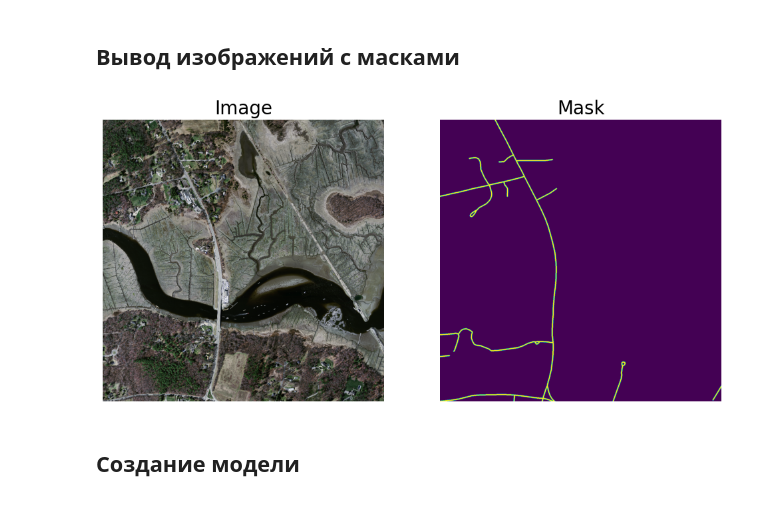
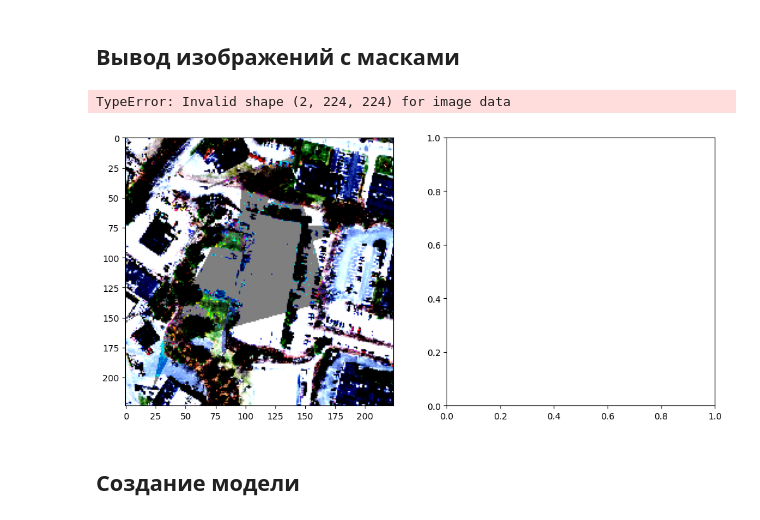
Before and after one commit to HerrPhoton/AI, a Jupyter notebook: Lab2/Main.ipynb, the cells around one changed output. Saved outputs shown, nothing was run; the diff lists cells and outputs as text; code cells hidden in the pictures.

```diff
--- a/Lab2/Main.ipynb
+++ b/Lab2/Main.ipynb
@@ -95,9 +158,9 @@ class road_Dataset(Dataset):
         return len(self.images)
 # %%
 # Создание датасетов
-train_dataset = road_Dataset(train_path, train_labels_path, transforms = transform)
-val_dataset   = road_Dataset(val_path, val_labels_path, transforms = transform)
-test_dataset  = road_Dataset(test_path, test_labels_path, transforms = transform)
+train_dataset = road_Dataset(TRAIN_PATH, TRAIN_LABELS_PATH, transforms = train_transform)
+val_dataset   = road_Dataset(VAL_PATH, VAL_LABELS_PATH, transforms = val_test_transform)
+test_dataset  = road_Dataset(TEST_PATH, TEST_LABELS_PATH, transforms = val_test_transform)
 
 n_train = len(train_dataset) # Количество изображений в тренировочном датасете
 n_val   = len(val_dataset)   # Количество изображений в валидационном датасете
@@ -105,50 +168,64 @@ n_test  = len(test_dataset)  # Количество изображений в т
 # %% [markdown]
 ## Создание загрузчиков
 # %%
-train_loader = DataLoader(train_dataset, batch_size = batch_size, shuffle = True, num_workers = 0)
-val_loader   = DataLoader(val_dataset, batch_size = batch_size, shuffle = True, num_workers = 0)
-test_loader  = DataLoader(test_dataset, batch_size = batch_size, shuffle = True, num_workers = 0)
+train_loader = DataLoader(train_dataset, batch_size = BACTH_SIZE, shuffle = True, num_workers = NUM_WORKERS, pin_memory = PIN_MEMORY)
+val_loader   = DataLoader(val_dataset, batch_size = BACTH_SIZE, shuffle = True, num_workers = NUM_WORKERS, pin_memory = PIN_MEMORY)
+test_loader  = DataLoader(test_dataset, batch_size = BACTH_SIZE, shuffle = True, num_workers = NUM_WORKERS, pin_memory = PIN_MEMORY)
 # %% [markdown]
 ## Вывод изображений с масками
 # %%
 # Вывод заданного количества изображений
-def imshow(images, masks, cnt):
+def imshow(images, targets, cnt, predicts = None):
 
     # Подготовка холста для изображений
-    fig, axs = plt.subplots(cnt, 2)
+    if predicts != None:
+        fig, axs = plt.subplots(cnt, 3)
+        fig.set_figwidth(18)
+
+    else:
+        fig, axs = plt.subplots(cnt, 2)
+        fig.set_figwidth(12)
+
     axs = axs.flatten()
-
-    fig.set_figwidth(12)
     fig.set_figheight(cnt * 6)
 
-    for i, (image, mask) in enumerate(zip(images[:cnt], masks[:cnt])):
+    for i, (image, mask) in enumerate(zip(images[:cnt], targets[:cnt])):
 
         # Приведение массивов к формату (H, W, Ch)
-        npimg = image.numpy()
-        npmask = mask[1].numpy()
+        np_img  = image.numpy()
+        np_mask = mask.numpy().squeeze()
 
-        npimg = np.transpose(npimg, (1, 2, 0)).squeeze()
+        np_img = np.transpose(np_img, (1, 2, 0)).squeeze()
 
         # Вывод изображения
-        axs[i * 2].imshow(npimg)
-        axs[i * 2 + 1].imshow(npmask)
+        axs[i * 2].imshow(np_img)
+        axs[i * 2 + 1].imshow(np_mask)
 
         axs[i * 2].set_axis_off()
         axs[i * 2 + 1].set_axis_off()
+
+        if predicts != None:
+            np_predict = predicts[i][0].numpy()
+            axs[i * 2 + 2].imshow(np_predict)
+            axs[i * 2 + 2].set_axis_off()
 
         if i == 0:
             axs[0].set_title('Image', fontsize = 20)
             axs[1].set_title('Mask', fontsize = 20)
 
+            if predicts != None:
+                axs[2].set_title('Predicted Mask', fontsize = 20)
+
     plt.show()
 
 # Получить случайные тренировочные изображения
 dataiter = iter(train_loader)
-images, masks = next(dataiter)
+images, targets = next(dataiter)
 
-imshow(images, masks, 1)
+imshow(images, targets, 1)
 # %% [output]
+TypeError: Invalid shape (2, 224, 224) for image data
-[figure, old version]
+[figure, new version]
 # %% [markdown]
 ## Создание модели
 # %%
```
Also changed, not shown: parts of 13 cells of this notebook.
